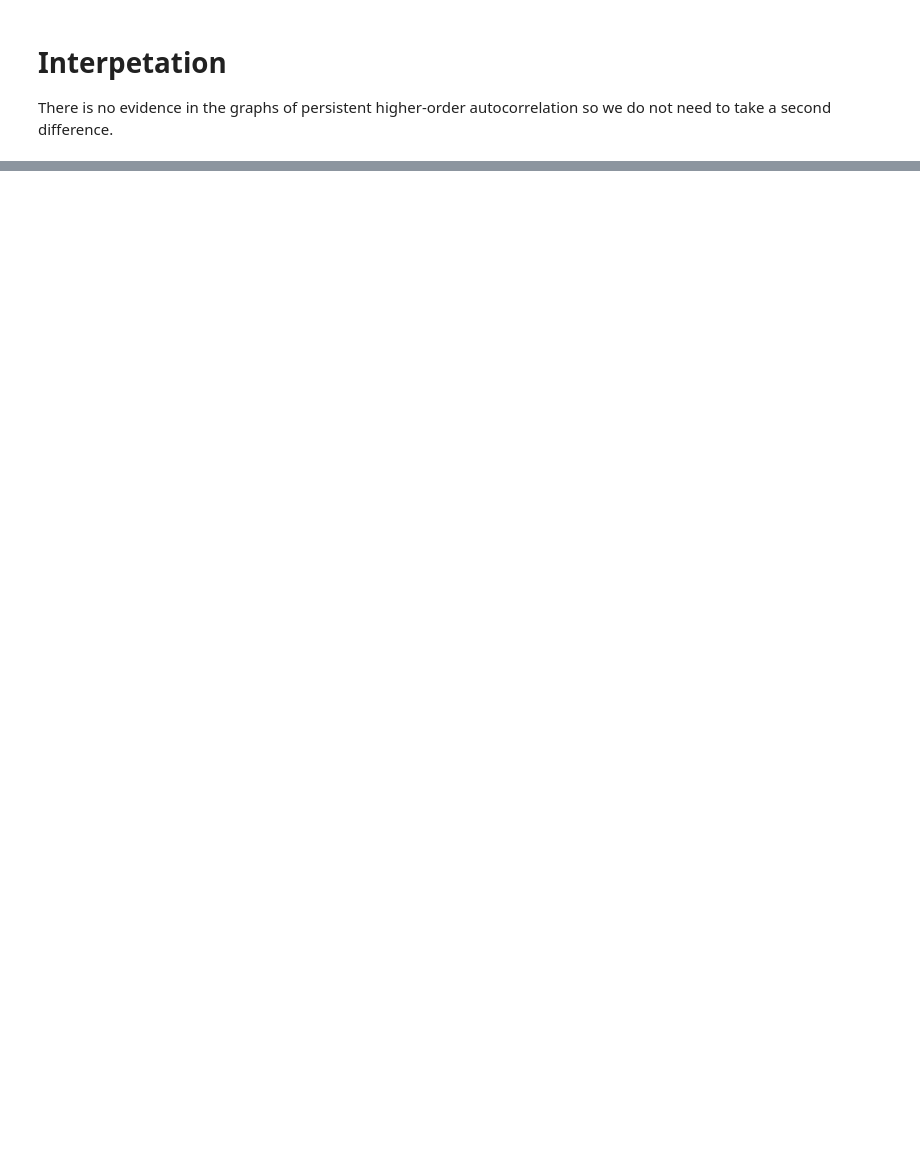
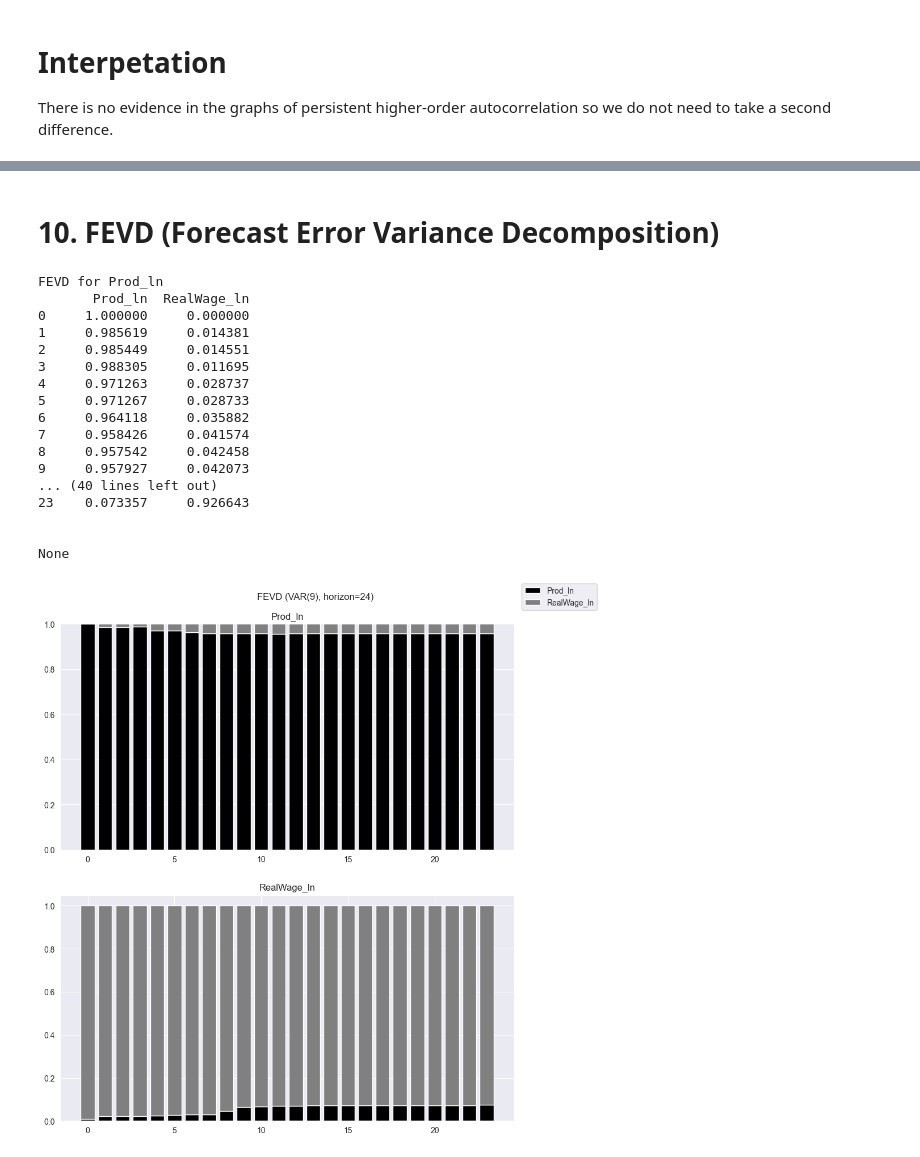
Before and after one commit to adrymmm/uk_inflation_wage_project, a Jupyter notebook: model.ipynb, the cells around one changed output, grey strips where cells are left out. Drawn from its saved outputs; the diff is of its cells as text; code cells hidden in the pictures; blank space fills up the shorter version.

```diff
--- a/model.ipynb
+++ b/model.ipynb
@@ -402,0 +425,31 @@ We found cointegration between inflation, weekly earnings and productivity, as w
+# %% [markdown]
+# 10. FEVD (Forecast Error Variance Decomposition)
+# %%
+h = 24  # 24 months
+fevd = var_final.fevd(h)
+
+print(fevd.summary())
+
+# Plot FEVD
+fevd.plot()
+plt.suptitle(f"FEVD (VAR({p}), horizon={h})")
+plt.show()
+# %% [output]
+FEVD for Prod_ln
+       Prod_ln  RealWage_ln
+0     1.000000     0.000000
+1     0.985619     0.014381
+2     0.985449     0.014551
+3     0.988305     0.011695
+4     0.971263     0.028737
+5     0.971267     0.028733
+6     0.964118     0.035882
+7     0.958426     0.041574
+8     0.957542     0.042458
+9     0.957927     0.042073
+... (40 lines left out)
+23    0.073357     0.926643
+
+
+None
+[figure, added]
```
Also changed, not shown: parts of 29 cells of this notebook.
